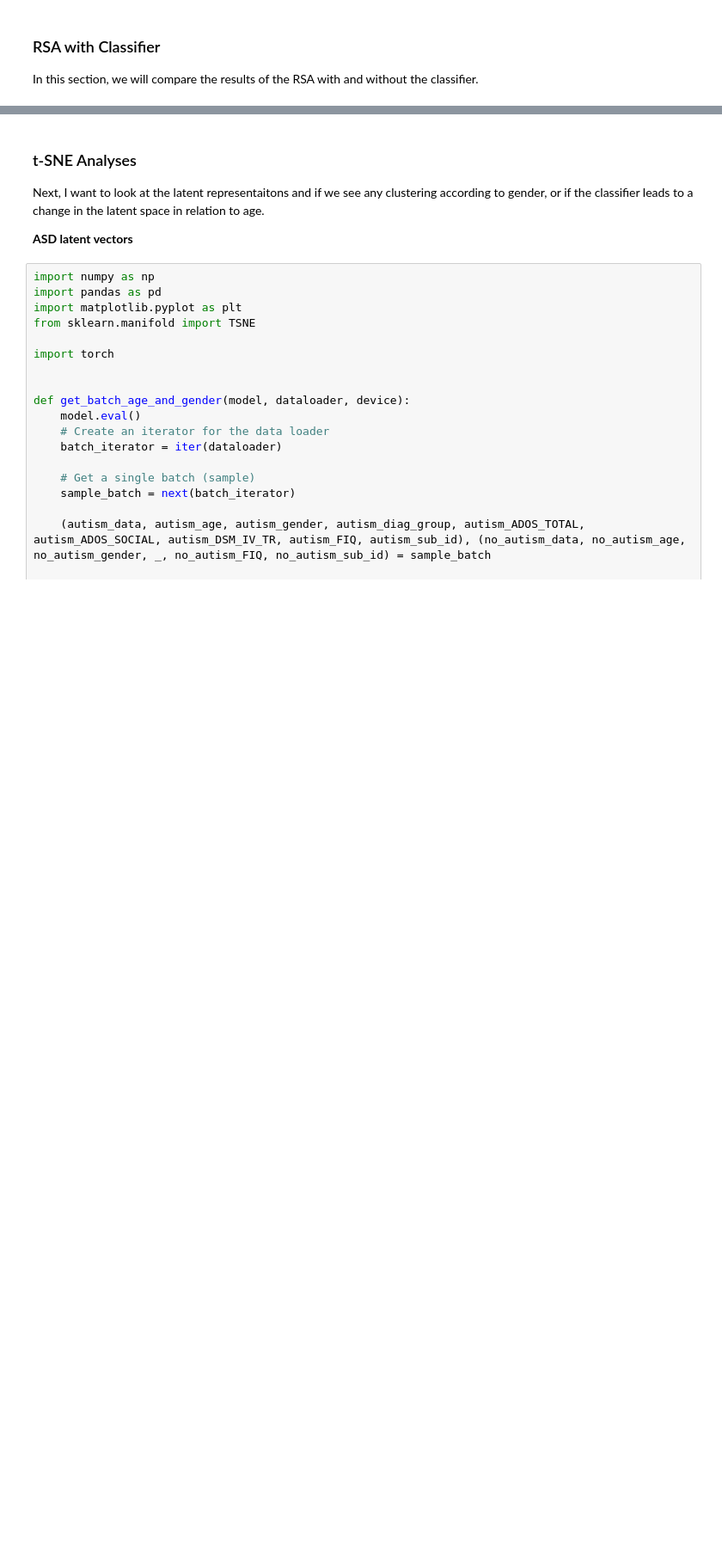
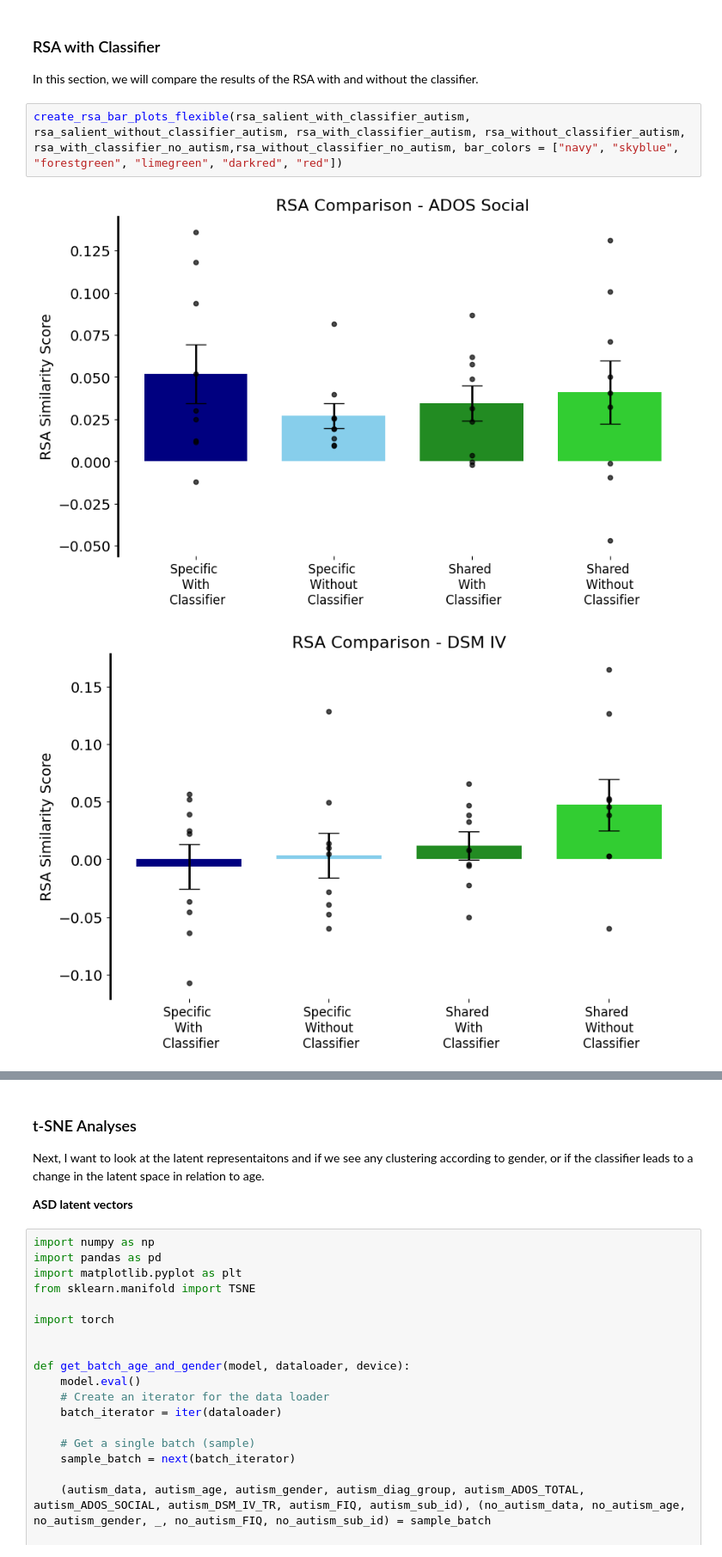
Before and after one commit to tchaase/cVAE_autism, a Jupyter notebook: code/cVAE_autism.ipynb, the cells around one changed output, grey strips where cells are left out. Shown at 86% size. Drawn from its saved outputs; the diff is of its cells as text; blank space fills up the shorter version.

```diff
--- a/code/cVAE_autism.ipynb
+++ b/code/cVAE_autism.ipynb
@@ -2236,3 +2427,8 @@ create_rsa_bar_plots_flexible(rsa_salient_with_classifier_autism, rsa_salient_wi
 ### RSA with Classifier
 
 In this section, we will compare the results of the RSA with and without the classifier.
+# %%
+create_rsa_bar_plots_flexible(rsa_salient_with_classifier_autism, rsa_salient_without_classifier_autism, rsa_with_classifier_autism, rsa_without_classifier_autism, rsa_with_classifier_no_autism,rsa_without_classifier_no_autism, bar_colors = ["navy", "skyblue", "forestgreen", "limegreen", "darkred", "red"])
+# %% [output]
+[figure, added]
+[figure, added]
```
Also changed, not shown: parts of 14 cells of this notebook.
